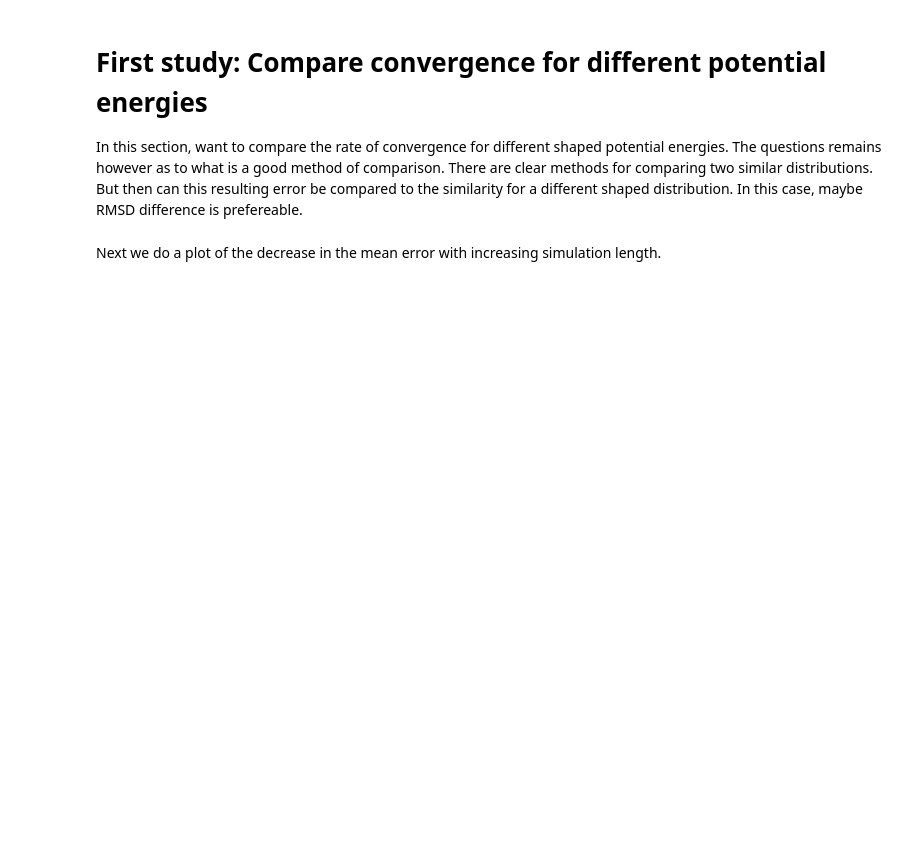
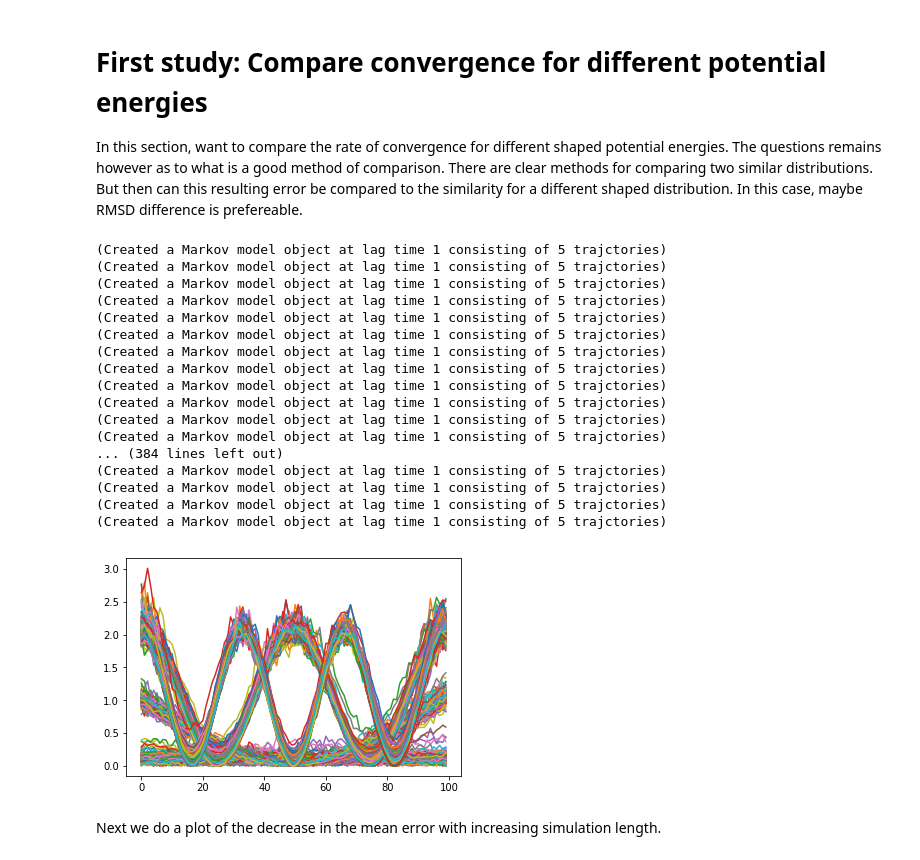
Before and after one commit to adamkells/NN_RC_identification, a Jupyter notebook: project.ipynb, the cells around one changed output. Cells and saved outputs as stored; diff of their text form; code cells hidden in the pictures; blank space fills up the shorter version.

```diff
--- a/project.ipynb
+++ b/project.ipynb
@@ -20,7 +21,7 @@ I want to have the option for either a small user-defined chain or a large chain
 simulation_data= [ ]
 for i in range(20):
     # define a simulation object in a given potential with a particular biasing force
-    sim=tsg.simulation(potential='double_well',sim_length=20000,biasing_protocol=[0,1],num_of_states=100,T=300)
+    sim=tsg.simulation(potential='double_well',sim_length=2000,biasing_protocol=[0,1],num_of_states=100,T=300)
     simulation_data.append(sim.generate_data())
 # %% [markdown]
 Next we can plot the simulation trajectory we just generated as well as looking at the histogram counts of how often each state is visited.
@@ -64,35 +62,55 @@ plt.plot(peq)
 In this section, want to compare the rate of convergence for different shaped potential energies. The questions remains however as to what is a good method of comparison. There are clear methods for comparing two similar distributions. But then can this resulting error be compared to the similarity for a different shaped distribution. In this case, maybe RMSD difference is prefereable.
 # %%
 barrier_types = ['flat','single_well','double_well','triple_well']
-simulation_lengths = [1000, 2000, 3000, 4000, 5000, 6000, 7000]
+simulation_lengths = [5000,10000,15000,20000,25000]
 num_of_sims = 5
-replicas = 100
+replicas = 20
 list_b = []
 for b in barrier_types:
     list_s= []
     for s in simulation_lengths:
         list_r = []
         for r in range(replicas):
 
 
             sim=tsg.simulation(potential=b,sim_length=s,biasing_protocol=[0,1],num_of_states=100,T=300)
             simulation_data= [ ]
 
             for i in range(num_of_sims):
                 simulation_data.append(sim.generate_data())
 
             M = ms.discrete_markov_model(simulation_data,sim,lag_time=1)
             try:
                 G, peq = ms.free_energy_profile(M.MSM, M.temp)
+                y=sim.y-min(sim.y)
+                p_true=np.exp(-y/( 0.001987 * sim.temp))
                 p_true = p_true/sum(p_true)
-                X = dit.ScalarDistribution(peq)
-                Y = dit.ScalarDistribution(p_true)
-                error = np.sqrt(jensen_shannon_divergence([X,Y]))
+                error = max(abs(peq-p_true))
+                plt.plot(G)
             except:
                 error = 10
             list_r.append(error)
         list_s.append(list_r)
     list_b.append(list_s)
+# %% [output]
+(Created a Markov model object at lag time 1 consisting of 5 trajctories)
+(Created a Markov model object at lag time 1 consisting of 5 trajctories)
+(Created a Markov model object at lag time 1 consisting of 5 trajctories)
+(Created a Markov model object at lag time 1 consisting of 5 trajctories)
+(Created a Markov model object at lag time 1 consisting of 5 trajctories)
+(Created a Markov model object at lag time 1 consisting of 5 trajctories)
+(Created a Markov model object at lag time 1 consisting of 5 trajctories)
+(Created a Markov model object at lag time 1 consisting of 5 trajctories)
+(Created a Markov model object at lag time 1 consisting of 5 trajctories)
+(Created a Markov model object at lag time 1 consisting of 5 trajctories)
+(Created a Markov model object at lag time 1 consisting of 5 trajctories)
+(Created a Markov model object at lag time 1 consisting of 5 trajctories)
+... (384 lines left out)
+(Created a Markov model object at lag time 1 consisting of 5 trajctories)
+(Created a Markov model object at lag time 1 consisting of 5 trajctories)
+(Created a Markov model object at lag time 1 consisting of 5 trajctories)
+(Created a Markov model object at lag time 1 consisting of 5 trajctories)
+[figure, added]
 # %% [markdown]
 Next we do a plot of the decrease in the mean error with increasing simulation length.
 # %%
```
Also changed, not shown: parts of 12 cells of this notebook, 4 other files.
